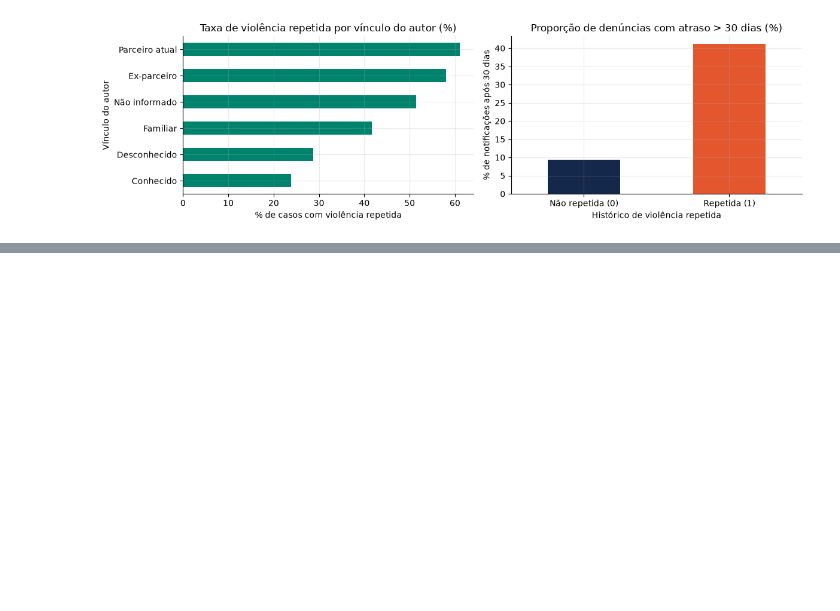
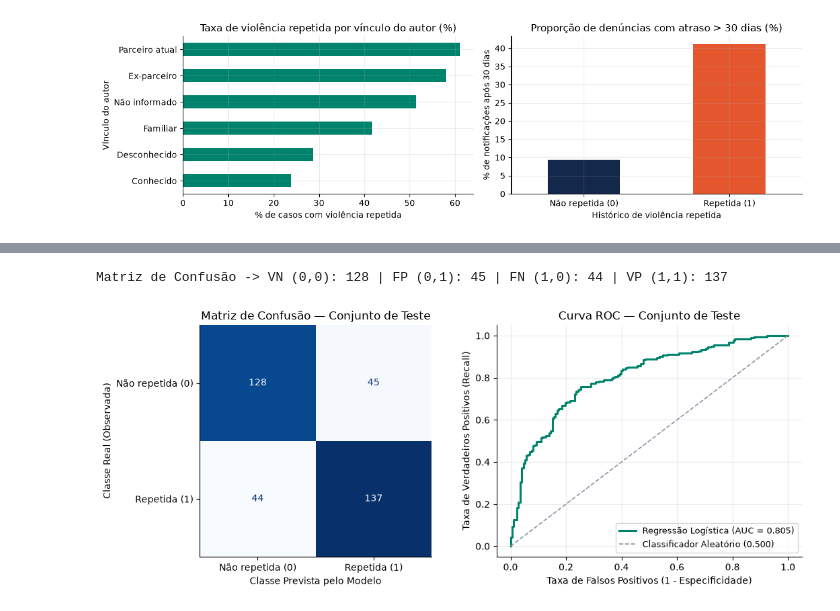
Before and after one commit to messiasrafaelb/selene, a Jupyter notebook: data-science/notebook.ipynb, the cells around one changed output, grey strips where cells are left out. Saved outputs shown, nothing was run; the diff lists cells and outputs as text; code cells hidden in the pictures; blank space fills up the shorter version.

```diff
--- a/data-science/notebook.ipynb
+++ b/data-science/notebook.ipynb
@@ -18,7 +24,18 @@ import numpy as np
 import pandas as pd
 import matplotlib.pyplot as plt
 from scipy import stats
-from sklearn.preprocessing import MinMaxScaler, StandardScaler, RobustScaler
+from sklearn.preprocessing import MinMaxScaler, StandardScaler, RobustScaler, OneHotEncoder
+from sklearn.model_selection import train_test_split, StratifiedKFold, cross_val_score, cross_validate
+from sklearn.compose import ColumnTransformer
+from sklearn.pipeline import Pipeline
+from sklearn.impute import SimpleImputer
+from sklearn.linear_model import LogisticRegression
+from sklearn.tree import DecisionTreeClassifier
+from sklearn.ensemble import RandomForestClassifier
+from sklearn.metrics import (
+    accuracy_score, precision_score, recall_score, f1_score,
+    confusion_matrix, roc_auc_score, roc_curve, ConfusionMatrixDisplay
+)
 
 pd.set_option("display.max_columns", 30); pd.set_option("display.width", 170)
 plt.rcParams.update({"figure.facecolor": "white", "axes.spines.top": False, "axes.spines.right": False,
@@ -27,7 +44,7 @@ COR, COR2, COR3 = "#00836C", "#E4572E", "#14284B"
 
 GRUPO = "Selene — Monitoramento do Ciclo e Apoio à Mulher"
 INTEGRANTES = {
-    "Messias Rafael Bernardes (@messiasrafaelb)": "Qualidade dos dados, EDA, Modelagem e Avaliação (integrante único)",
+    "Messias Rafael Bernardes (@messiasrafaelb)": "Qualidade dos dados, EDA, Modelagem, Avaliação e Integração Mobile/API",
 }
 
 print("Grupo:", GRUPO)
@@ -802,6 +822,7 @@ Total de notificações válidas por ano: {2022: 365, 2023: 381, 2024: 331, 2025
 ### 5.5 Relações entre variáveis
 # %%
 df["alvo_bin"] = df[ALVO].map({"Sim": 1, "Não": 0})      # 1 = violência repetida; NaN = sem resposta (fora do modelo)
+df_sem_imputacao_num["alvo_bin"] = df["alvo_bin"]
 print("Distribuição do alvo (proporção):", df["alvo_bin"].value_counts(normalize=True, dropna=True).round(3).to_dict(), "| sem resposta (NaN):", int(df["alvo_bin"].isna().sum()))
 
 # (a) % de repetição por vínculo com o autor
@@ -987,0 +1096,27 @@ O diagnóstico de qualidade sobre os `1.540` registros brutos da base estruturad
+# %%
+matriz = confusion_matrix(y_teste, y_previsto)
+tn, fp, fn, tp = matriz.ravel()
+print(f"Matriz de Confusão -> VN (0,0): {tn} | FP (0,1): {fp} | FN (1,0): {fn} | VP (1,1): {tp}")
+fpr, tpr, _ = roc_curve(y_teste, y_probabilidade)
+
+fig, eixos = plt.subplots(1, 2, figsize=(11, 4.4))
+
+exibicao = ConfusionMatrixDisplay(matriz, display_labels=["Não repetida (0)", "Repetida (1)"])
+exibicao.plot(ax=eixos[0], cmap="Blues", colorbar=False)
+eixos[0].set_title("Matriz de Confusão — Conjunto de Teste")
+eixos[0].set_xlabel("Classe Prevista pelo Modelo")
+eixos[0].set_ylabel("Classe Real (Observada)")
+eixos[0].grid(False)
+
+eixos[1].plot(fpr, tpr, color=COR, lw=2.2, label=f"Regressão Logística (AUC = {auc_teste:.3f})")
+eixos[1].plot([0, 1], [0, 1], color="#8A94A3", ls="--", lw=1.2, label="Classificador Aleatório (0.500)")
+eixos[1].set_title("Curva ROC — Conjunto de Teste")
+eixos[1].set_xlabel("Taxa de Falsos Positivos (1 - Especificidade)")
+eixos[1].set_ylabel("Taxa de Verdadeiros Positivos (Recall)")
+eixos[1].legend(loc="lower right", fontsize=9)
+
+plt.tight_layout()
+plt.show()
+# %% [output]
+Matriz de Confusão -> VN (0,0): 128 | FP (0,1): 45 | FN (1,0): 44 | VP (1,1): 137
+[figure, added]
```
Also changed, not shown: parts of 30 cells of this notebook, 1 other file.
